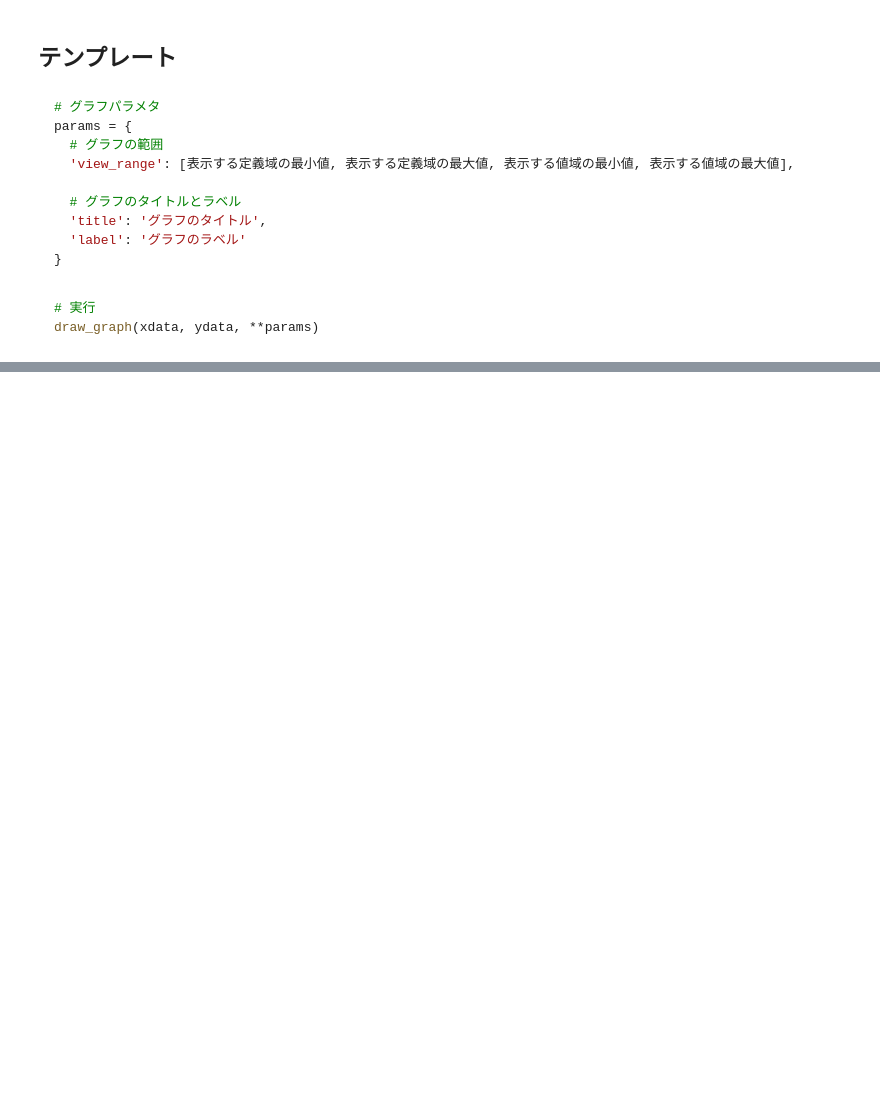
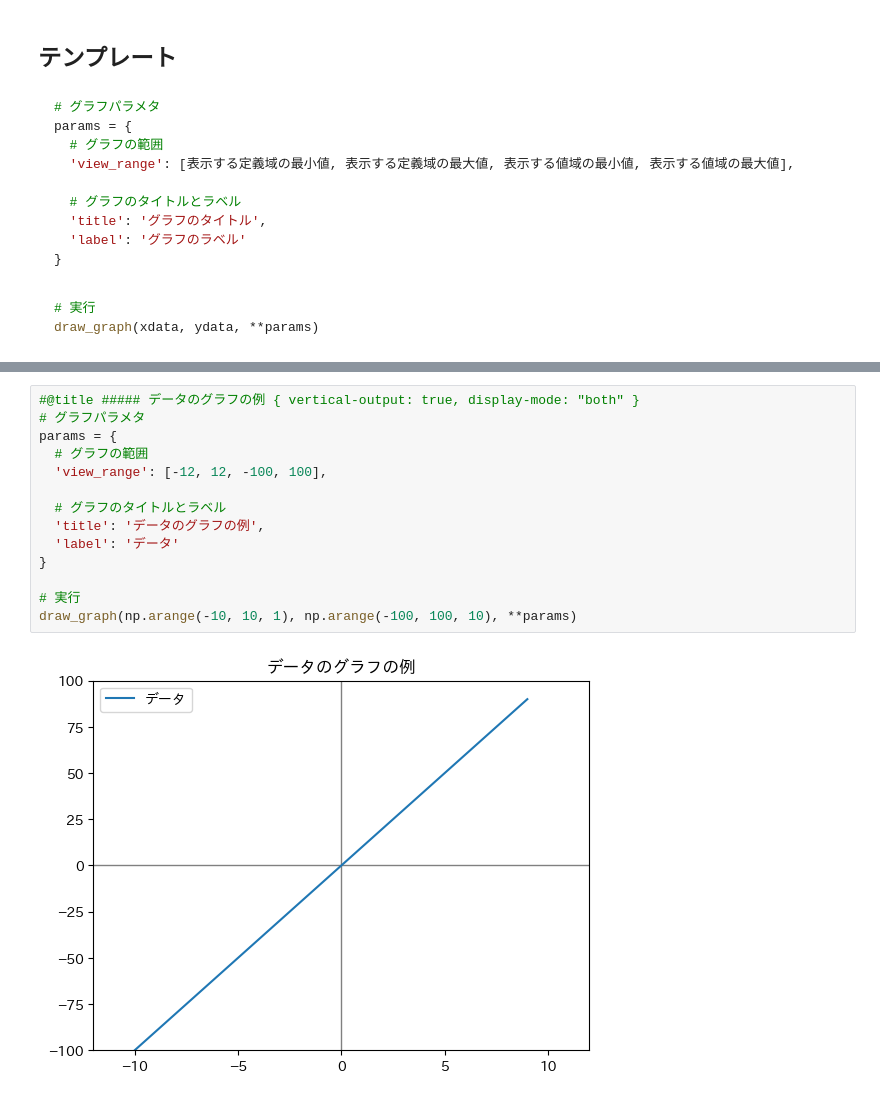
Before and after one commit to sasuraibito1125/google_colab, a Jupyter notebook: グラフテンプレート：データのグラフ.ipynb, the cells around one changed output, grey strips where cells are left out. Saved outputs shown, nothing was run; the diff lists cells and outputs as text; blank space fills up the shorter version.

```diff
--- a/グラフテンプレート：データのグラフ.ipynb
+++ b/グラフテンプレート：データのグラフ.ipynb
@@ -169,0 +177,16 @@ draw_graph(xdata, ydata, **params)
+# %%
+#@title ##### データのグラフの例 { vertical-output: true, display-mode: "both" }
+# グラフパラメタ
+params = {
+  # グラフの範囲
+  'view_range': [-12, 12, -100, 100],
+
+  # グラフのタイトルとラベル
+  'title': 'データのグラフの例',
+  'label': 'データ'
+}
+
+# 実行
+draw_graph(np.arange(-10, 10, 1), np.arange(-100, 100, 10), **params)
+# %% [output]
+[figure, added]
```
Also changed, not shown: parts of 4 cells of this notebook.
